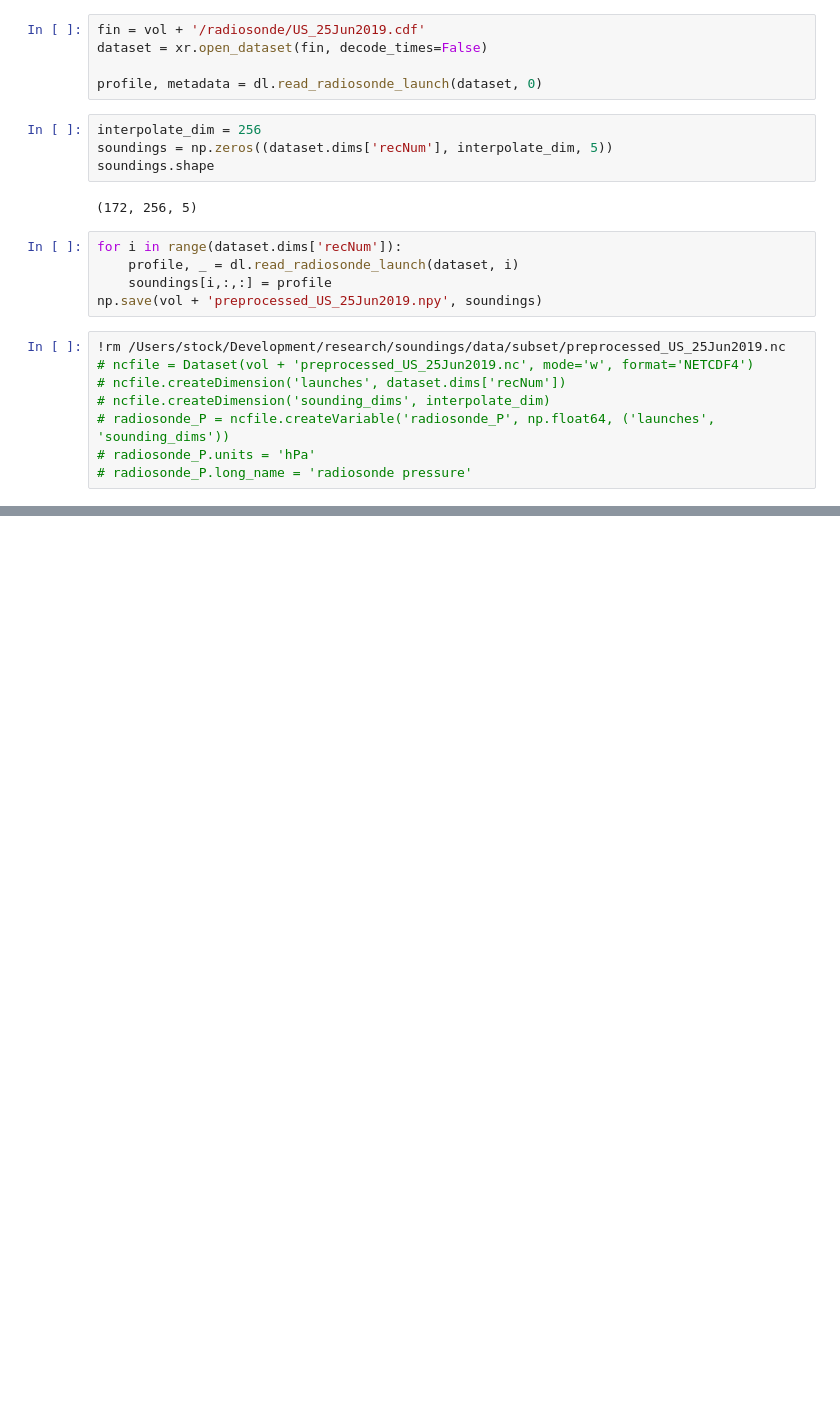
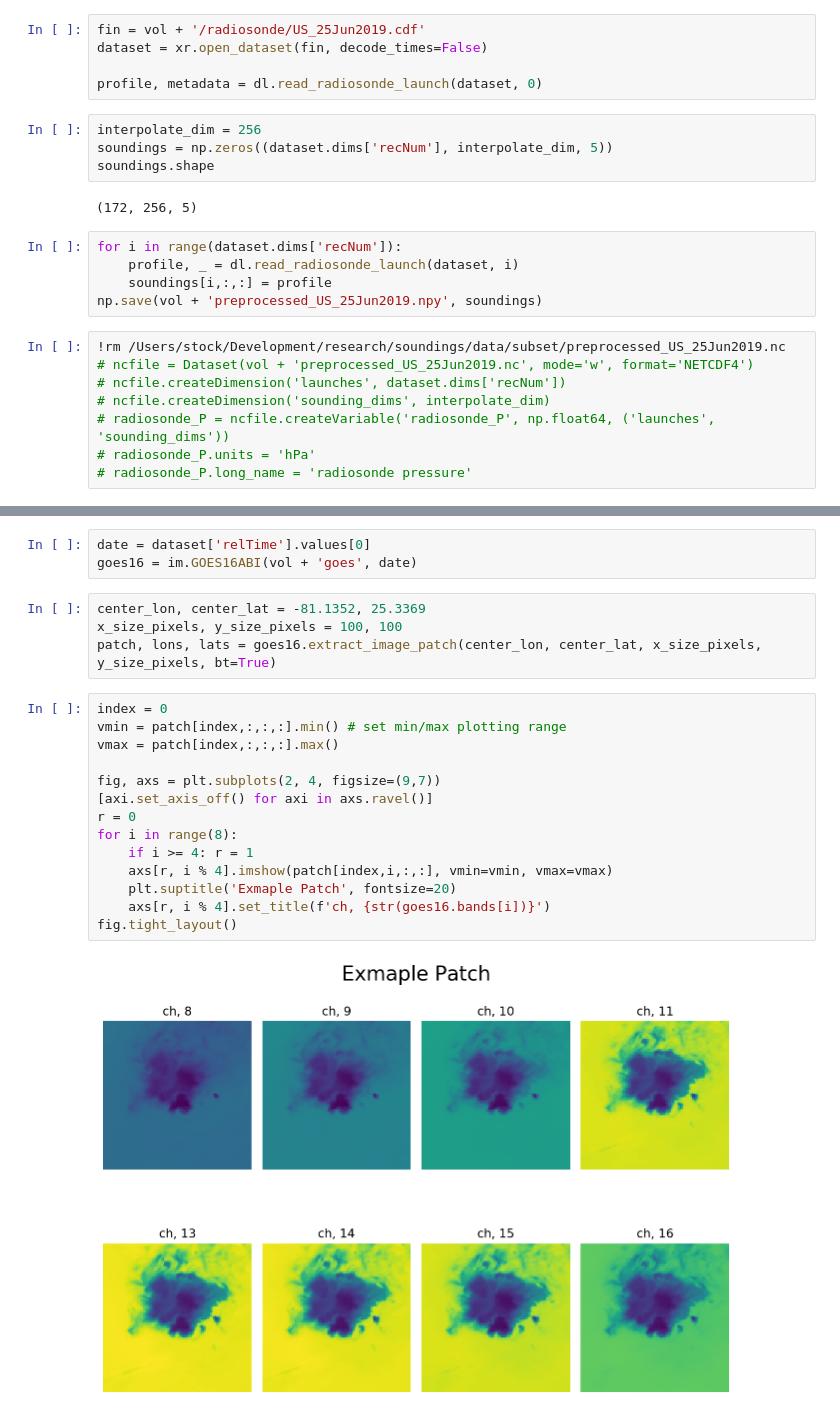
Before and after one commit to stockeh/cira-ml-soundings, a Jupyter notebook: notebooks/data-preprocessing.ipynb, the cells around one changed output, grey strips where cells are left out. Drawn from its saved outputs; the diff is of its cells as text; blank space fills up the shorter version.

Commit message:
goes imager to extract regions around radiosondes

```diff
--- a/notebooks/data-preprocessing.ipynb
+++ b/notebooks/data-preprocessing.ipynb
@@ -253,0 +297,23 @@ np.save(vol + 'preprocessed_US_25Jun2019.npy', soundings)
+# %%
+date = dataset['relTime'].values[0]
+goes16 = im.GOES16ABI(vol + 'goes', date)
+# %%
+center_lon, center_lat = -81.1352, 25.3369
+x_size_pixels, y_size_pixels = 100, 100
+patch, lons, lats = goes16.extract_image_patch(center_lon, center_lat, x_size_pixels, y_size_pixels, bt=True)
+# %%
+index = 0
+vmin = patch[index,:,:,:].min() # set min/max plotting range
+vmax = patch[index,:,:,:].max()
+
+fig, axs = plt.subplots(2, 4, figsize=(9,7))
+[axi.set_axis_off() for axi in axs.ravel()]
+r = 0
+for i in range(8):
+    if i >= 4: r = 1
+    axs[r, i % 4].imshow(patch[index,i,:,:], vmin=vmin, vmax=vmax)
+    plt.suptitle('Exmaple Patch', fontsize=20)
+    axs[r, i % 4].set_title(f'ch, {str(goes16.bands[i])}')
+fig.tight_layout()
+# %% [output]
+[figure, added]
```
Also changed, not shown: parts of 4 cells of this notebook, 1 other file.
